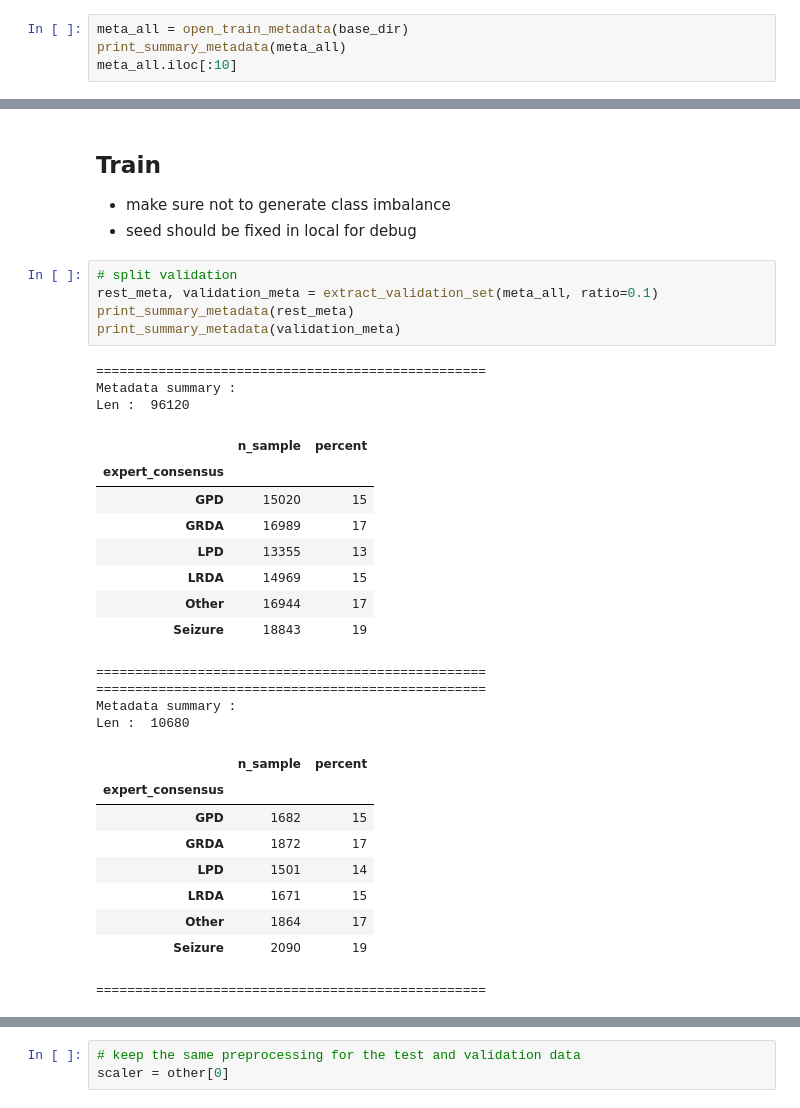
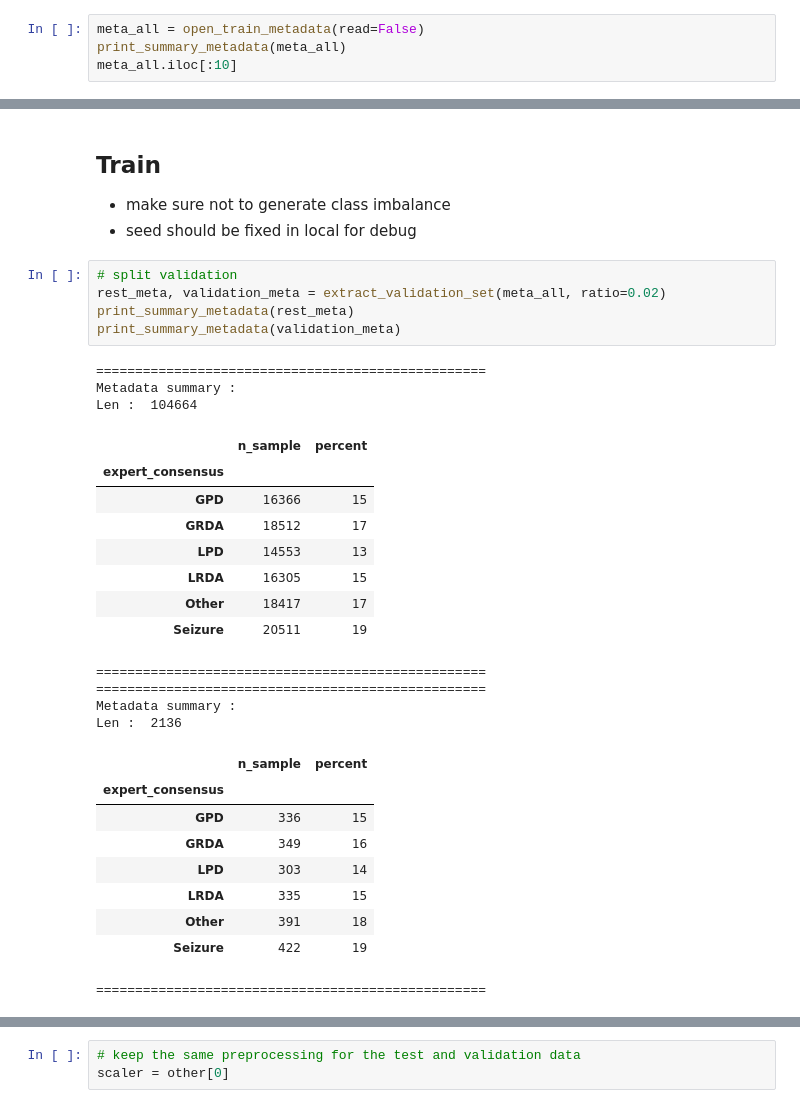
Before and after one commit to chataignault/hms-harmful-brain-activity-utils, a Jupyter notebook: logistic_regression_CV_regularised.ipynb, the cells around one changed output, grey strips where cells are left out. Drawn from its saved outputs; the diff is of its cells as text.

```diff
--- a/logistic_regression_CV_regularised.ipynb
+++ b/logistic_regression_CV_regularised.ipynb
@@ -46,7 +46,7 @@ from source.plotting import plot_coefs
 # %% [markdown]
 ## Process metadata
 # %%
-meta_all = open_train_metadata(base_dir)
+meta_all = open_train_metadata(read=False)
 print_summary_metadata(meta_all)
 meta_all.iloc[:10]
 # %% [output]
@@ -127,33 +165,33 @@ EEG sub id :  1
 - seed should be fixed in local for debug
 # %%
 # split validation
-rest_meta, validation_meta = extract_validation_set(meta_all, ratio=0.1)
+rest_meta, validation_meta = extract_validation_set(meta_all, ratio=0.02)
 print_summary_metadata(rest_meta)
 print_summary_metadata(validation_meta)
 # %% [output]
 ==================================================
 Metadata summary :
-Len :  96120
+Len :  104664
 |  | n_sample | percent |
 | expert_consensus |  |  |
-| GPD | 15020 | 15 |
-| GRDA | 16989 | 17 |
-| LPD | 13355 | 13 |
-| LRDA | 14969 | 15 |
-| Other | 16944 | 17 |
-| Seizure | 18843 | 19 |
+| GPD | 16366 | 15 |
+| GRDA | 18512 | 17 |
+| LPD | 14553 | 13 |
+| LRDA | 16305 | 15 |
+| Other | 18417 | 17 |
+| Seizure | 20511 | 19 |
 ==================================================
 ==================================================
 Metadata summary :
-Len :  10680
+Len :  2136
 |  | n_sample | percent |
 | expert_consensus |  |  |
-| GPD | 1682 | 15 |
-| GRDA | 1872 | 17 |
-| LPD | 1501 | 14 |
-| LRDA | 1671 | 15 |
-| Other | 1864 | 17 |
-| Seizure | 2090 | 19 |
+| GPD | 336 | 15 |
+| GRDA | 349 | 16 |
+| LPD | 303 | 14 |
+| LRDA | 335 | 15 |
+| Other | 391 | 18 |
+| Seizure | 422 | 19 |
 ==================================================
 # %%
 # parameters
```
Also changed, not shown: parts of 13 cells of this notebook, 1 other file.
